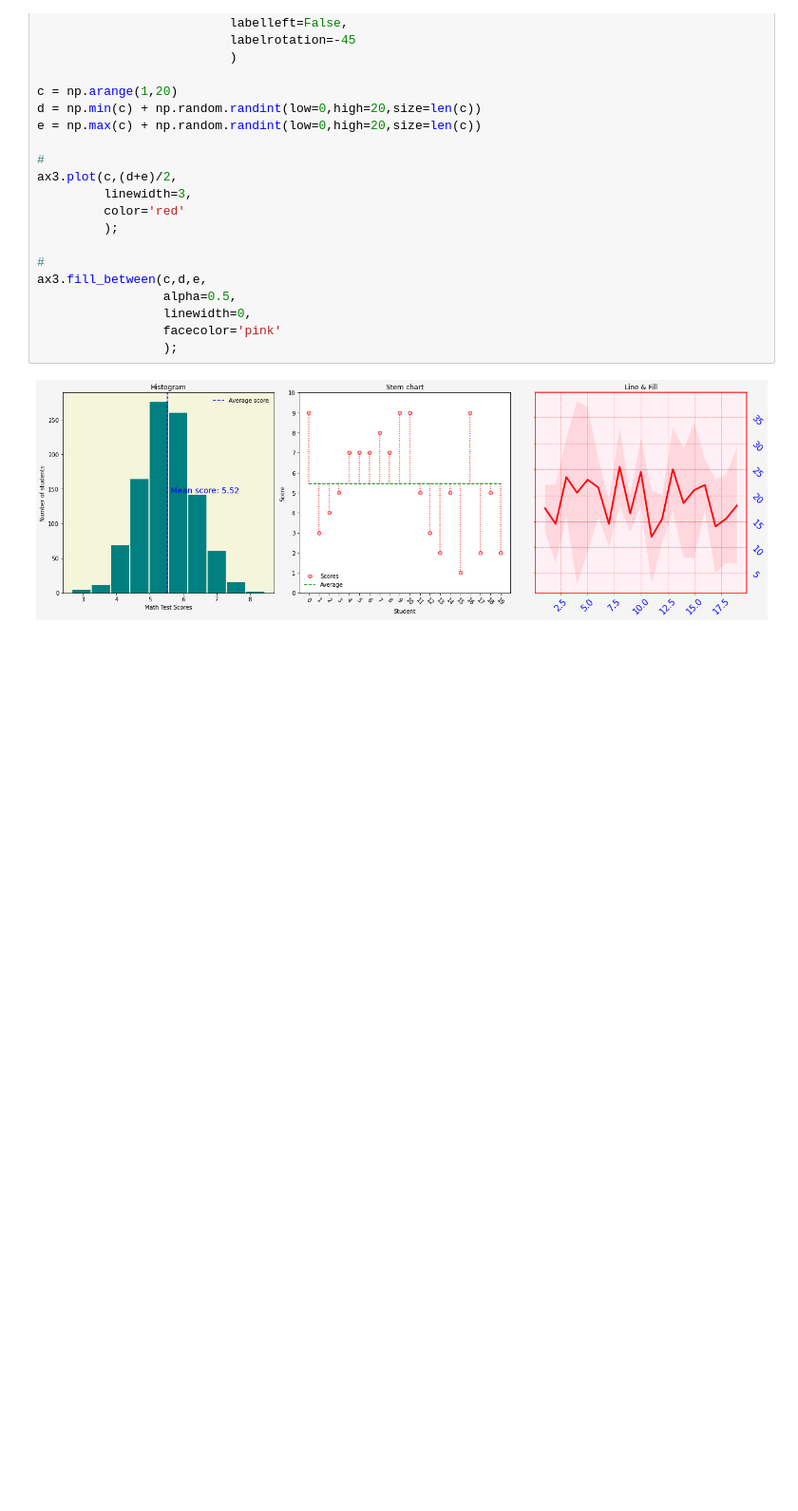
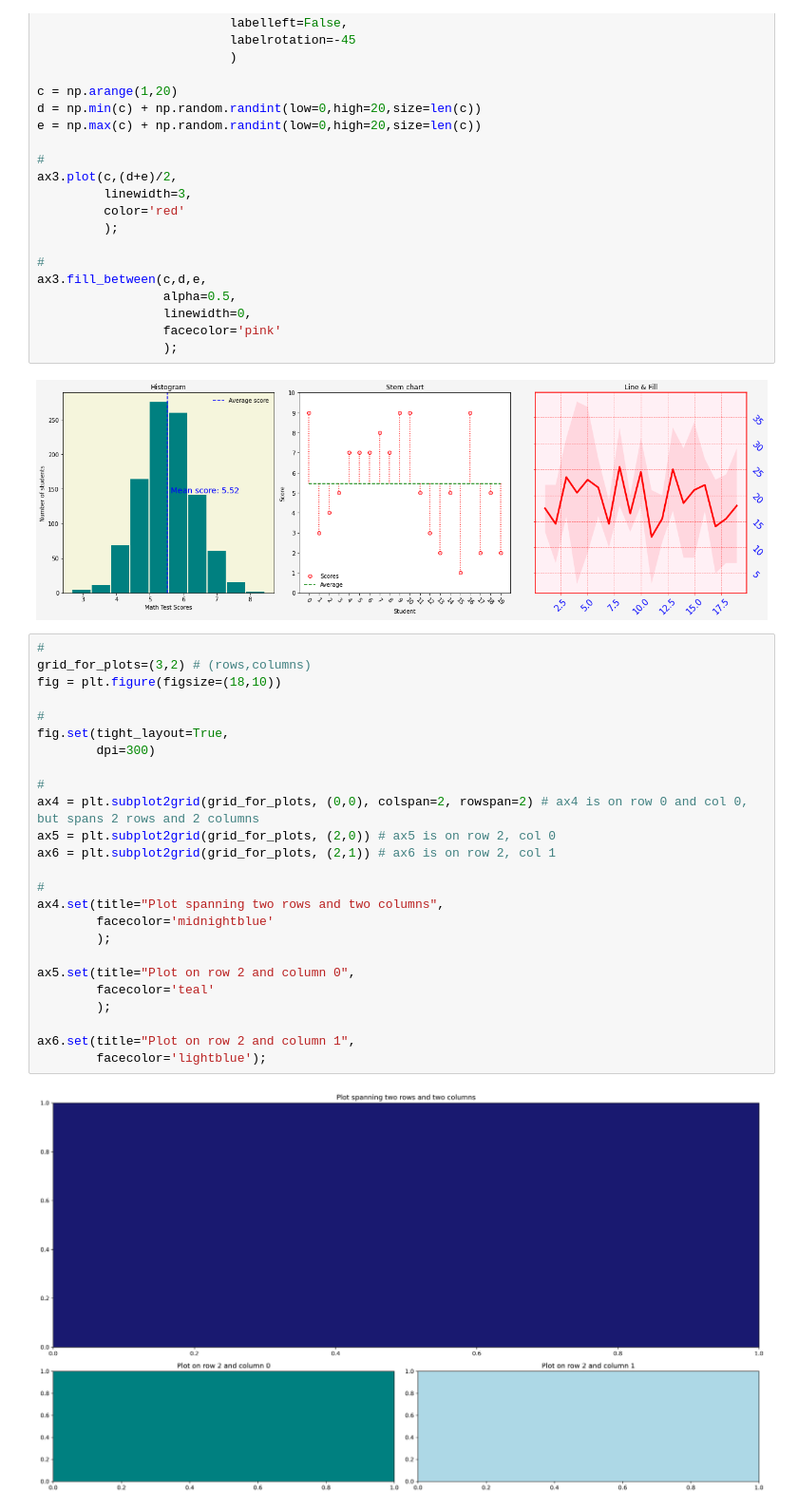
Before and after one commit to pedrohfm/dsnp, a Jupyter notebook: data-visualisation/intro-to-matplotlib.ipynb, the cells around one changed output. Shown at 95% size. Saved outputs shown, nothing was run; the diff lists cells and outputs as text; blank space fills up the shorter version.

```diff
--- a/data-visualisation/intro-to-matplotlib.ipynb
+++ b/data-visualisation/intro-to-matplotlib.ipynb
@@ -199,3 +199,30 @@ ax3.fill_between(c,d,e,
                  );
 # %% [output]
 [figure]
+# %%
+#
+grid_for_plots=(3,2) # (rows,columns)
+fig = plt.figure(figsize=(18,10))
+
+#
+fig.set(tight_layout=True,
+        dpi=300)
+
+#
+ax4 = plt.subplot2grid(grid_for_plots, (0,0), colspan=2, rowspan=2) # ax4 is on row 0 and col 0, but spans 2 rows and 2 columns
+ax5 = plt.subplot2grid(grid_for_plots, (2,0)) # ax5 is on row 2, col 0
+ax6 = plt.subplot2grid(grid_for_plots, (2,1)) # ax6 is on row 2, col 1
+
+#
+ax4.set(title="Plot spanning two rows and two columns",
+        facecolor='midnightblue'
+        );
+
+ax5.set(title="Plot on row 2 and column 0",
+        facecolor='teal'
+        );
+
+ax6.set(title="Plot on row 2 and column 1",
+        facecolor='lightblue');
+# %% [output]
+[figure, added]
```
